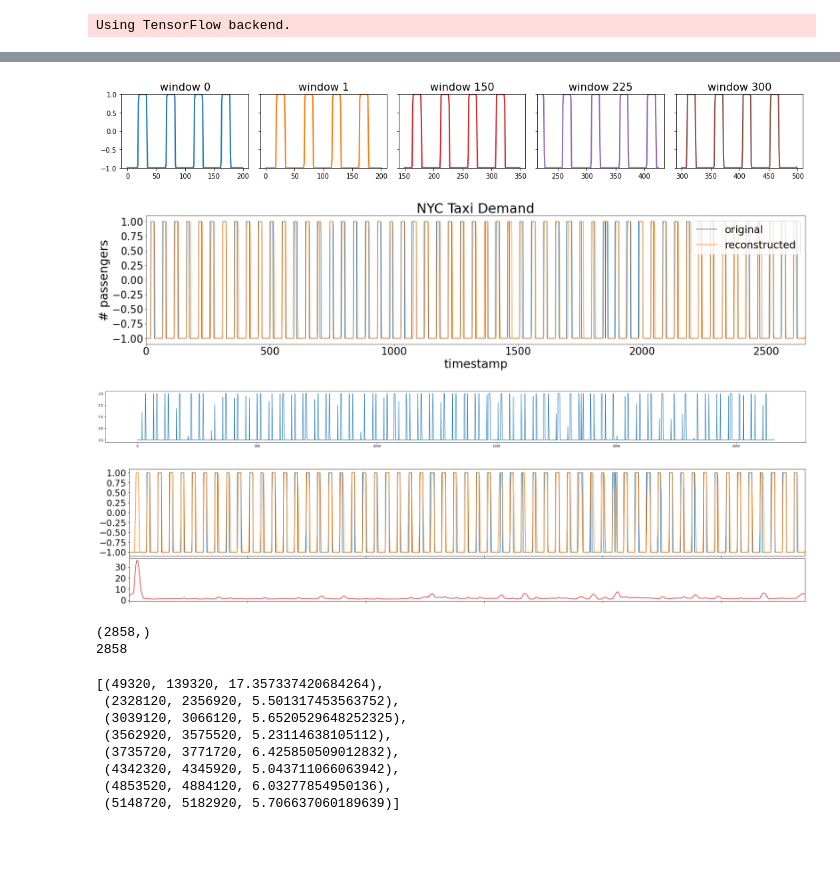
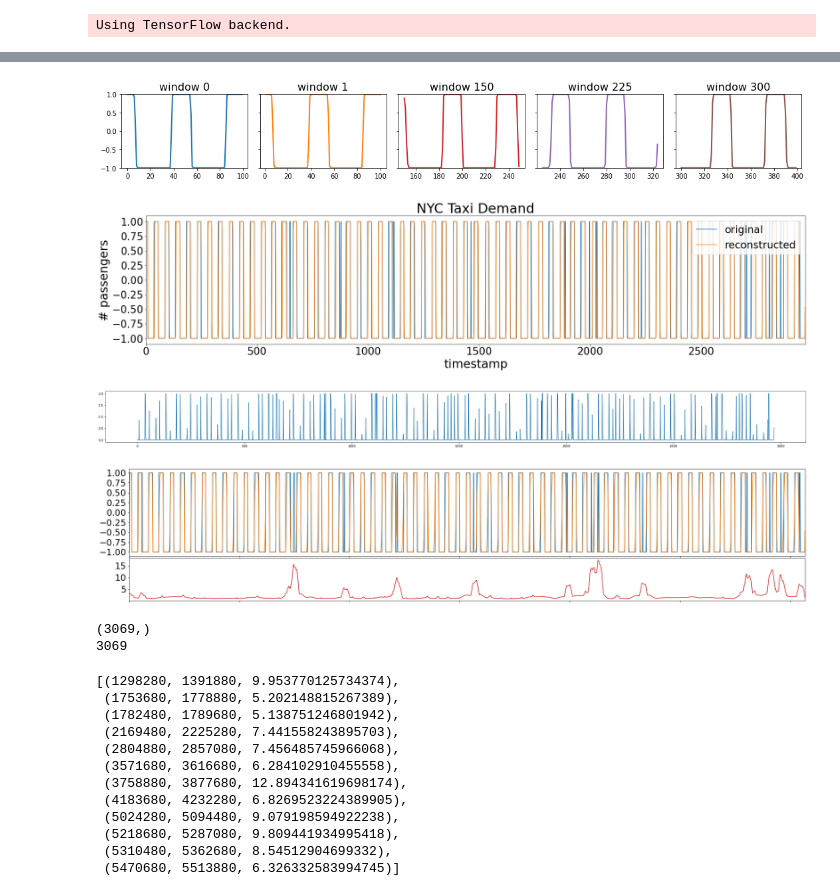
Before and after one commit to genbhall/MSc-individual-project, a Jupyter notebook: model/test_model.ipynb, the cells around one changed output, grey strips where cells are left out. Drawn from its saved outputs; the diff is of its cells as text; code cells hidden in the pictures; blank space fills up the shorter version.

```diff
--- a/model/test_model.ipynb
+++ b/model/test_model.ipynb
@@ -17,5 +16,5 @@ pickle_file = "sleep_model.pickle"
 # %%
 #here df is the given dataframe and "timestamp" is the required column to be altered.
-X, index = time_segments_aggregate(df, interval=300, time_column='timestamp')
+X, index = time_segments_aggregate(df, interval=1800, time_column='timestamp')
 print(X)
 # %% [output]
@@ -109,7 +110,7 @@ def rolling_window_sequences(X, index, window_size, target_size, step_size, targ
 #the target value; the value at time t.
 #previous observed values, this is determined by the window width.
 X, y, X_index, y_index = rolling_window_sequences(X, index,
-                                                  window_size=200,
+                                                  window_size=100,
                                                   target_size=1,
                                                   step_size=1,
                                                   target_column=0)
@@ -137,13 +138,13 @@ from config.model import hyperparameters
 from orion.primitives.tadgan import TadGAN
 
 hyperparameters["epochs"] = 10
-hyperparameters["input_shape"] = (200, 1)
-hyperparameters["target_shape"] = (200, 1)
+hyperparameters["input_shape"] = (100, 1)
+hyperparameters["target_shape"] = (100, 1)
 hyperparameters["optimizer"] = "keras.optimizers.Adam"
 hyperparameters["learning_rate"] = 0.0005
 hyperparameters["latent_dim"] = 20
 hyperparameters["batch_size"] = 64
-hyperparameters["layers_generator"][1]["parameters"]["units"] = int(200/2)
+hyperparameters["layers_generator"][1]["parameters"]["units"] = int(100/2)
 
 tgan = TadGAN(**hyperparameters)
 tgan.fit(X)
@@ -172,17 +177,17 @@ Epoch: 10/10, [Dx loss: [-1.3208487  -4.723023    3.227911    0.01742628]] [Dz l
 # %%
 # reconstructing the signal
 X_hat, critic = tgan.predict(X)
 # visualize X_hat
-plot_rws(X_hat, window=200)
+plot_rws(X_hat, window=100)
 # %% [output]
-[figure, old version]
+[figure, new version]
 # %%
 # flatten the predicted windows
 y_hat = unroll_ts(X_hat)
 # plot the time series data
 plot_ts([y, y_hat], labels=['original', 'reconstructed'])
 # %% [output]
-[figure, old version]
+[figure, new version]
 # %%
 # pair-wise error calculation
 error = np.zeros(shape=y.shape)
@@ -195,7 +200,7 @@ fig = plt.figure(figsize=(40, 3))
 plt.plot(error)
 plt.show()
 # %% [output]
-[figure, old version]
+[figure, new version]
 # %%
 from orion.primitives.tadgan import score_anomalies
 error, true_index, true, pred = score_anomalies(X, X_hat, critic, X_index, rec_error_type="dtw", comb="mult")
@@ -203,7 +208,7 @@ pred = np.array(pred).mean(axis=2)
 # visualize the error curve
 plot_error([[true, pred], error])
 # %% [output]
-[figure, old version]
+[figure, new version]
 # %%
 # threshold to classify the high peak data points as anomolous points
 thresh = 5
@@ -228,16 +233,20 @@ while i < max_start:
 
 intervals
 # %% [output]
-(2858,)
-2858
+(3069,)
+3069
-[(49320, 139320, 17.357337420684264),
- (2328120, 2356920, 5.501317453563752),
- (3039120, 3066120, 5.6520529648252325),
- (3562920, 3575520, 5.23114638105112),
- (3735720, 3771720, 6.425850509012832),
- (4342320, 4345920, 5.043711066063942),
- (4853520, 4884120, 6.03277854950136),
- (5148720, 5182920, 5.706637060189639)]
+[(1298280, 1391880, 9.953770125734374),
+ (1753680, 1778880, 5.202148815267389),
+ (1782480, 1789680, 5.138751246801942),
+ (2169480, 2225280, 7.441558243895703),
+ (2804880, 2857080, 7.456485745966068),
+ (3571680, 3616680, 6.284102910455558),
+ (3758880, 3877680, 12.894341619698174),
+ (4183680, 4232280, 6.8269523224389905),
+ (5024280, 5094480, 9.079198594922238),
+ (5218680, 5287080, 9.809441934995418),
+ (5310480, 5362680, 8.54512904699332),
+ (5470680, 5513880, 6.326332583994745)]
 # %%
 anomalies = pd.DataFrame(intervals, columns=['start', 'end', 'score'])
 convert_dftimetodate(anomalies)
```
Also changed, not shown: parts of 7 cells of this notebook, 3 other files.
